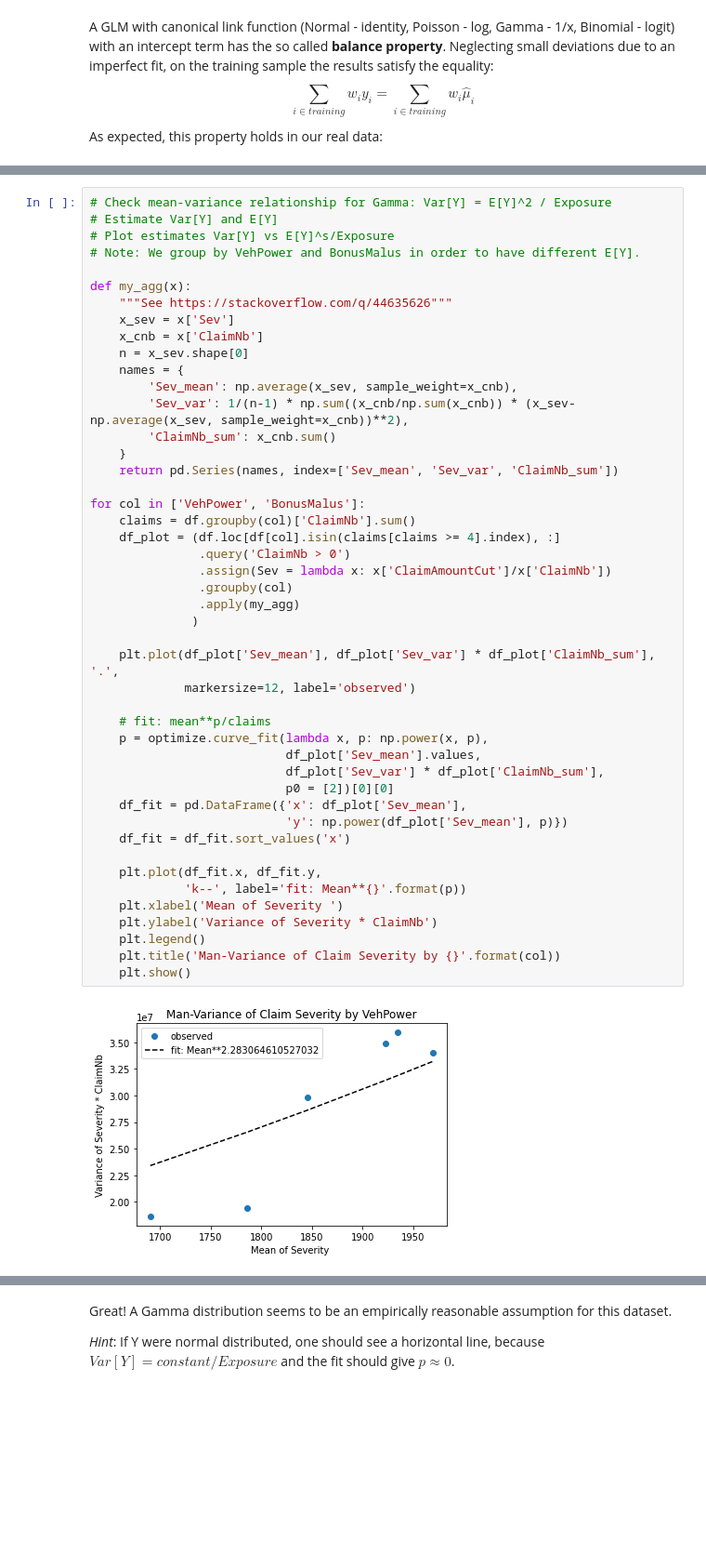
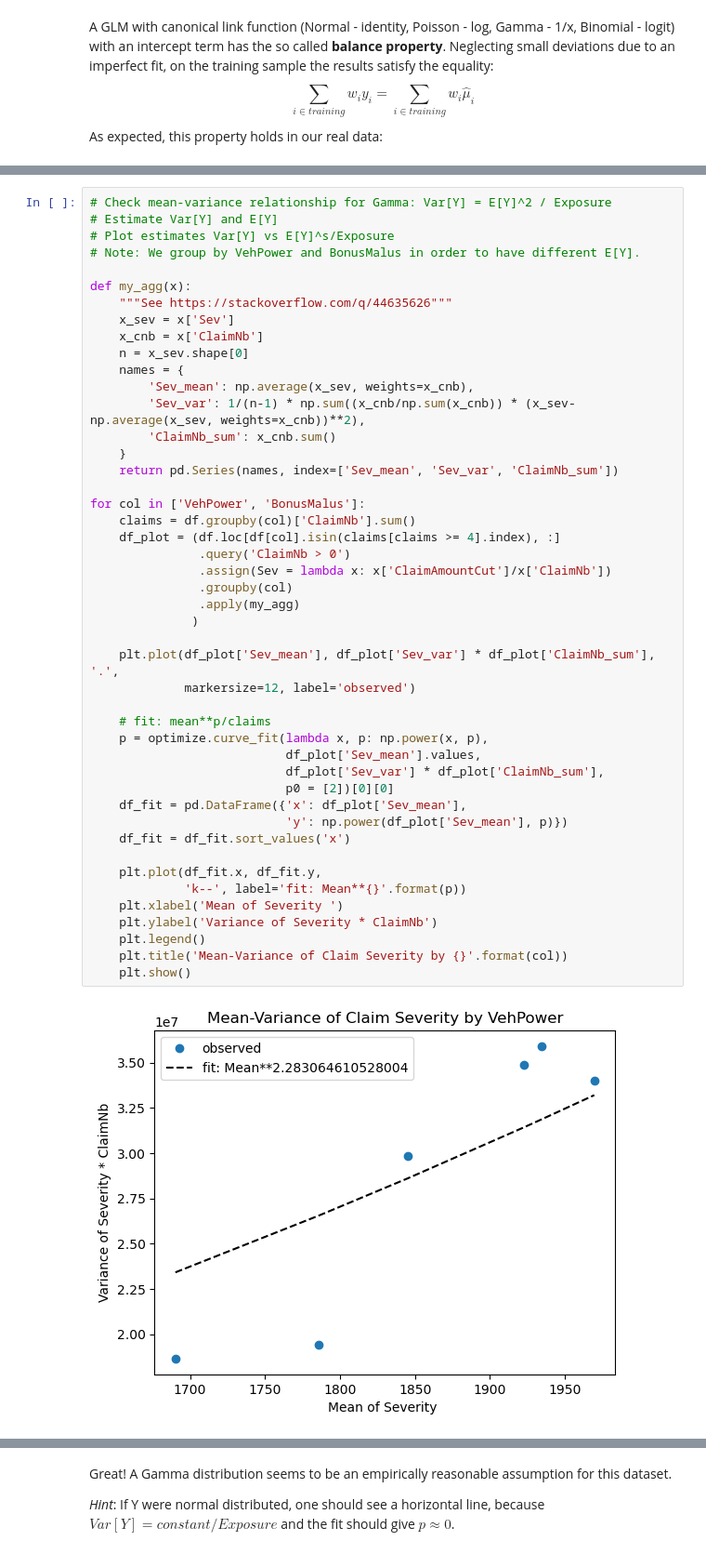
Before and after one commit to Quantco/glum, a Jupyter notebook: docs/tutorials/glm_french_motor_tutorial/glm_french_motor.ipynb, the cells around one changed output, grey strips where cells are left out. Shown at 93% size. Cells and saved outputs as stored; diff of their text form; blank space fills up the shorter version.

```diff
--- a/docs/tutorials/glm_french_motor_tutorial/glm_french_motor.ipynb
+++ b/docs/tutorials/glm_french_motor_tutorial/glm_french_motor.ipynb
@@ -235,39 +235,39 @@ def my_agg(x):
     x_cnb = x['ClaimNb']
     n = x_sev.shape[0]
     names = {
-        'Sev_mean': np.average(x_sev, sample_weight=x_cnb),
-        'Sev_var': 1/(n-1) * np.sum((x_cnb/np.sum(x_cnb)) * (x_sev-np.average(x_sev, sample_weight=x_cnb))**2),
+        'Sev_mean': np.average(x_sev, weights=x_cnb),
+        'Sev_var': 1/(n-1) * np.sum((x_cnb/np.sum(x_cnb)) * (x_sev-np.average(x_sev, weights=x_cnb))**2),
         'ClaimNb_sum': x_cnb.sum()
     }
     return pd.Series(names, index=['Sev_mean', 'Sev_var', 'ClaimNb_sum'])
 
 for col in ['VehPower', 'BonusMalus']:
     claims = df.groupby(col)['ClaimNb'].sum()
     df_plot = (df.loc[df[col].isin(claims[claims >= 4].index), :]
                .query('ClaimNb > 0')
                .assign(Sev = lambda x: x['ClaimAmountCut']/x['ClaimNb'])
                .groupby(col)
                .apply(my_agg)
               )
 
     plt.plot(df_plot['Sev_mean'], df_plot['Sev_var'] * df_plot['ClaimNb_sum'], '.',
              markersize=12, label='observed')
 
     # fit: mean**p/claims
     p = optimize.curve_fit(lambda x, p: np.power(x, p),
                            df_plot['Sev_mean'].values,
                            df_plot['Sev_var'] * df_plot['ClaimNb_sum'],
                            p0 = [2])[0][0]
     df_fit = pd.DataFrame({'x': df_plot['Sev_mean'],
                            'y': np.power(df_plot['Sev_mean'], p)})
     df_fit = df_fit.sort_values('x')
 
     plt.plot(df_fit.x, df_fit.y,
              'k--', label='fit: Mean**{}'.format(p))
     plt.xlabel('Mean of Severity ')
     plt.ylabel('Variance of Severity * ClaimNb')
     plt.legend()
-    plt.title('Man-Variance of Claim Severity by {}'.format(col))
+    plt.title('Mean-Variance of Claim Severity by {}'.format(col))
     plt.show()
 # %% [output]
-[figure, old version]
+[figure, new version]
```
Also changed, not shown: parts of 14 cells of this notebook, 1 other file.
